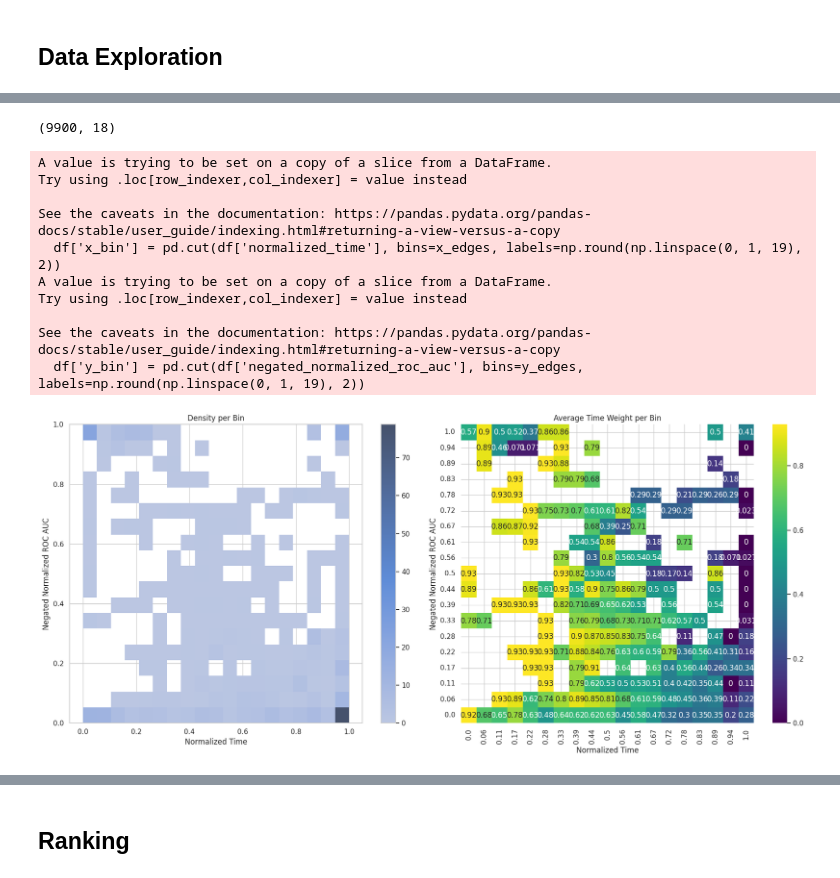
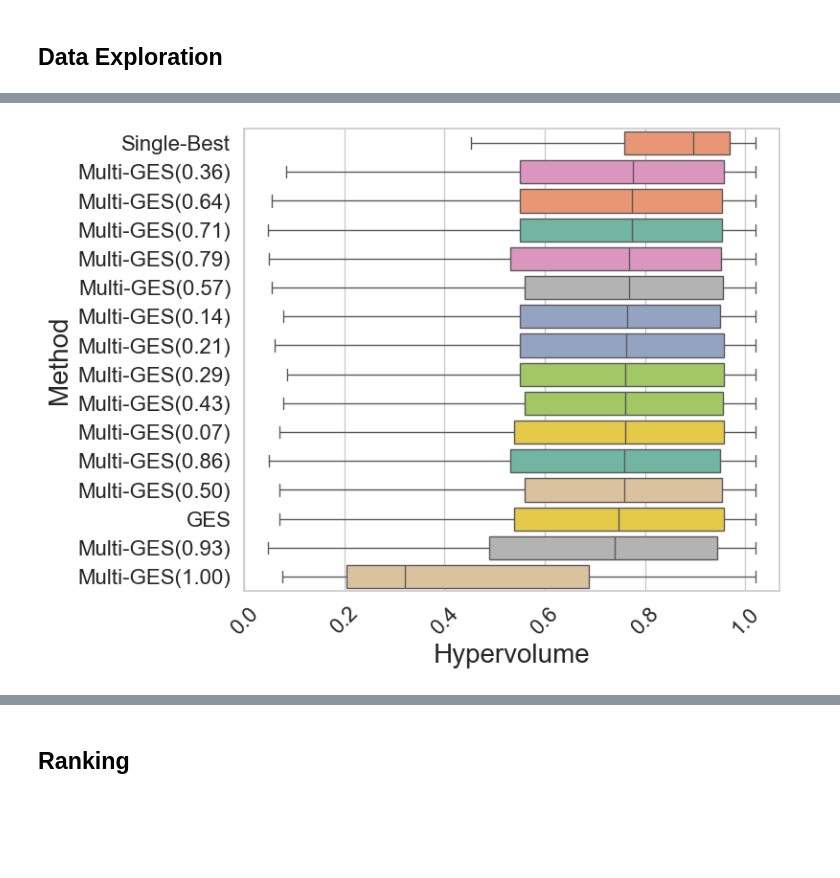
Before and after one commit to Atraxus/HA-ES, a Jupyter notebook: haes/plotting.ipynb, the cells around one changed output, grey strips where cells are left out. Drawn from its saved outputs; the diff is of its cells as text; code cells hidden in the pictures; blank space fills up the shorter version.

```diff
--- a/haes/plotting.ipynb
+++ b/haes/plotting.ipynb
@@ -431 +448,9 @@ VBox(children=(Dropdown(description='Y-axis column:', options=('models_used_leng
+# %%
+# Define your objectives
+objectives = ['negated_normalized_roc_auc', 'normalized_time']
+
+# Calculate Pareto fronts
+# pareto_fronts = calculate_pareto_fronts(df, objectives)
+
+# plot_pareto_fronts(pareto_fronts, df, objectives)
 # %% [markdown]
@@ -534,17 +457,0 @@ def plot_metrics_histogram(df):
-# %%
-multi_ges_df = df.loc[df["method"] == "MULTI_GES"]
-print(multi_ges_df.shape)
-plot_metrics_histogram(multi_ges_df)
-# %% [output]
-(9900, 18)
-A value is trying to be set on a copy of a slice from a DataFrame.
-Try using .loc[row_indexer,col_indexer] = value instead
-
-See the caveats in the documentation: https://pandas.pydata.org/pandas-docs/stable/user_guide/indexing.html#returning-a-view-versus-a-copy
-  df['x_bin'] = pd.cut(df['normalized_time'], bins=x_edges, labels=np.round(np.linspace(0, 1, 19), 2))
-A value is trying to be set on a copy of a slice from a DataFrame.
-Try using .loc[row_indexer,col_indexer] = value instead
-
-See the caveats in the documentation: https://pandas.pydata.org/pandas-docs/stable/user_guide/indexing.html#returning-a-view-versus-a-copy
-  df['y_bin'] = pd.cut(df['negated_normalized_roc_auc'], bins=y_edges, labels=np.round(np.linspace(0, 1, 19), 2))
-[figure, removed]
@@ -550,0 +568,21 @@ See the caveats in the documentation: https://pandas.pydata.org/pandas-docs/stab
+# %%
+methods = df["method_name"].unique() #[
+    # "GES",
+    # "Multi-GES(0.00)"
+    # "Single-Best",
+    # "QDO-ES",
+    # "Infer-QDO-ES",
+    # "Size-QDO-ES",
+    # "Memory-QDO-ES",
+    # "Diskspace-QDO-ES",
+# ]
+all_hypervolumes = {}
+
+for method in methods:
+    all_hypervolumes[method] = calculate_average_hypervolumes(df, method, ["negated_normalized_roc_auc", "normalized_memory"])
+
+plot_hypervolumes(all_hypervolumes)
+hypervolumes_df = pd.DataFrame(all_hypervolumes)
+hypervolumes_df.to_csv("../data/hypervolumes.csv", index=False)
+# %% [output]
+[figure, added]
```
Also changed, not shown: parts of 38 cells of this notebook, 3 other files.
